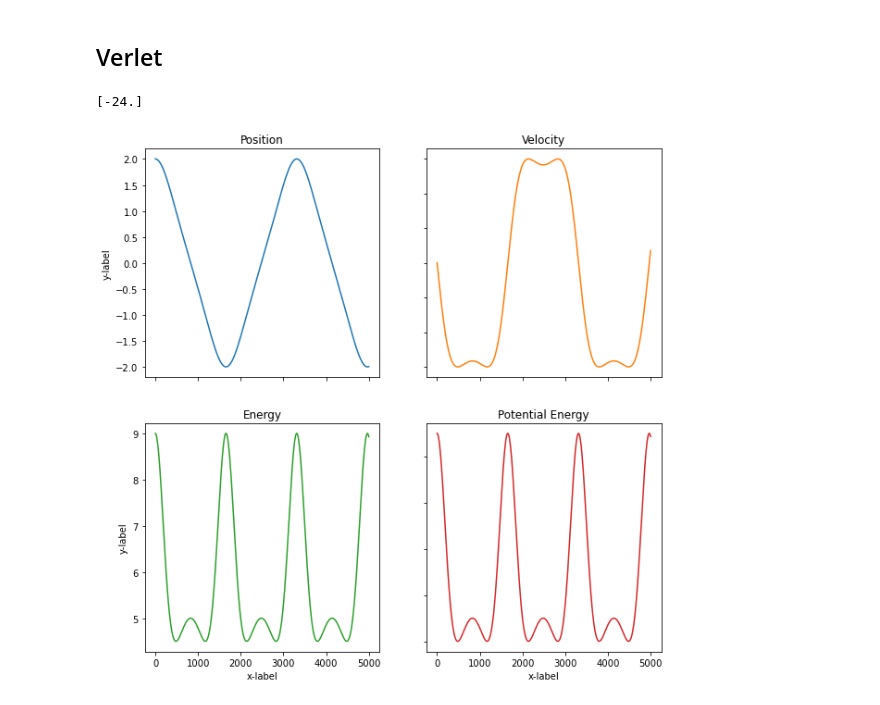
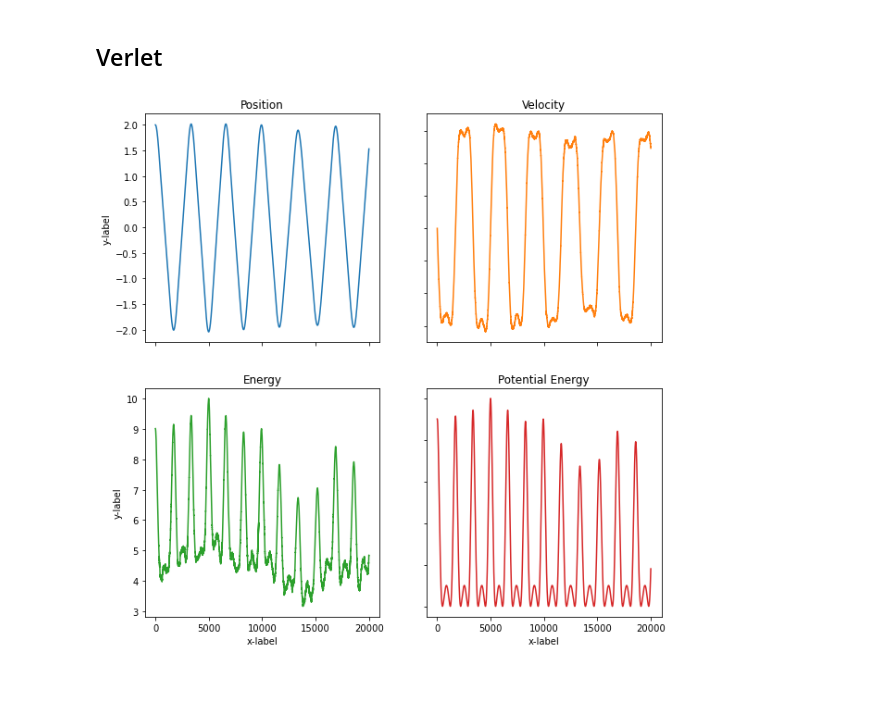
Before and after one commit to arnaud39/pimd_langevin, a Jupyter notebook: research.ipynb, the cells around one changed output. Drawn from its saved outputs; the diff is of its cells as text; code cells hidden in the pictures.

```diff
--- a/research.ipynb
+++ b/research.ipynb
@@ -4,13 +4,14 @@
 import numpy as np
 
 timestep = 1e-16
+gamma = 1e-4
+P = 1
+
+initial_position = np.linspace(2,2,P)
+initial_velocities = np.zeros(P)# np.linspace(0,0,100)
 
 
-initial_position = np.linspace(2,2,1)
-initial_velocities = np.zeros(1)# np.linspace(0,0,100)
-
-
-iterations = 5000
+iterations = 20000
 # %% [markdown]
 ## Verlet
 # %%
@@ -19,39 +20,39 @@ from dynamics import energy
 import matplotlib.pyplot as plt
 
 position, velocity = verlet(
     inital_positions=initial_position,
     initial_velocities=initial_velocities,
     iterations=iterations,
     timestep=timestep,
+    gamma=gamma,
 )
 
 # plt.plot(position)
 
 potential_e, kinetic_e = energy(position, velocity)
 
 energy = [a + b for a, b in zip(potential_e, kinetic_e)]
 
 fig, axs = plt.subplots(2, 2, figsize=(10, 10))
-axs[0, 0].plot(position)
+axs[0, 0].plot([k[0] for k in position])
 axs[0, 0].set_title('Position')
-axs[0, 1].plot(velocity, 'tab:orange')
+axs[0, 1].plot([k[0] for k in velocity], 'tab:orange')
 axs[0, 1].set_title('Velocity')
-axs[1, 0].plot(energy, 'tab:green')
+axs[1, 0].plot([k[0] for k in energy], 'tab:green')
 axs[1, 0].set_title('Energy')
-axs[1, 1].plot(potential_e, 'tab:red')
+axs[1, 1].plot([k[0] for k in potential_e], 'tab:red')
 axs[1, 1].set_title('Potential Energy')
 
 for ax in axs.flat:
     ax.set(xlabel='x-label', ylabel='y-label')
 
 # Hide x labels and tick labels for top plots and y ticks for right plots.
 for ax in axs.flat:
     ax.label_outer()
 
 plt.show()
 # %% [output]
-[-24.]
-[figure, old version]
+[figure, new version]
 # %%
 from verlet import verlet
 from dynamics import K
```
Also changed, not shown: 2 other files.
